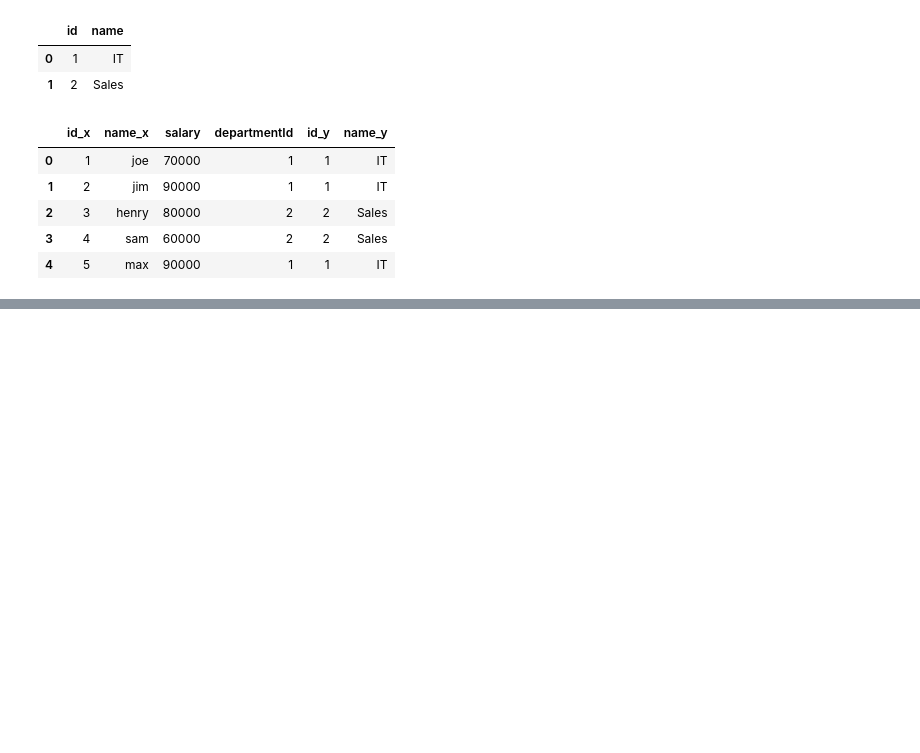
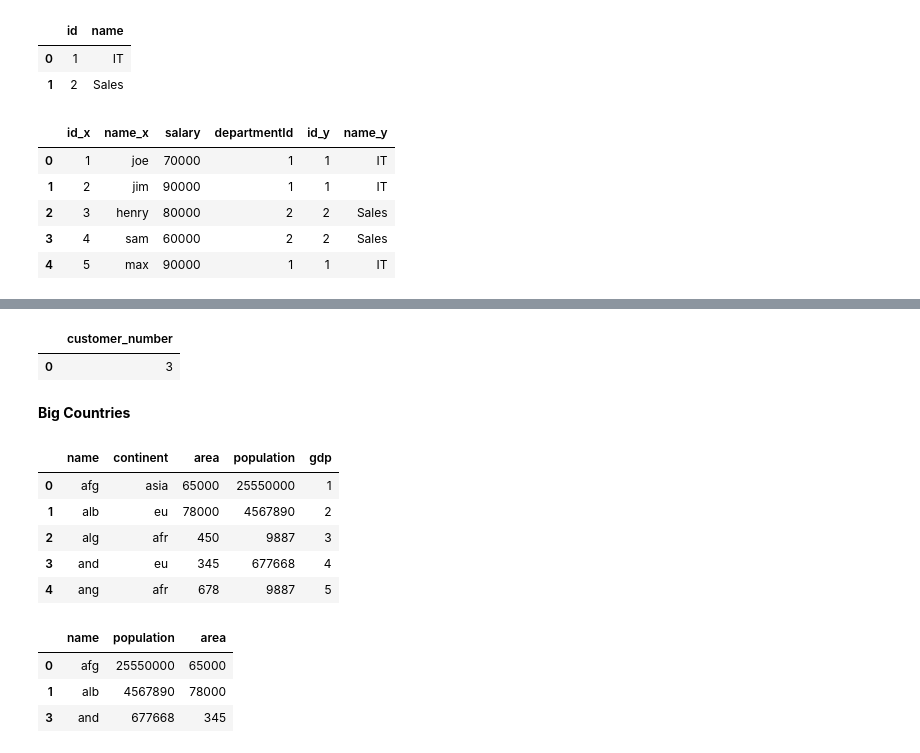
Before and after one commit to omprakashselvaraj/Pandas-Exercise, a Jupyter notebook: Pandas_Exercise.ipynb, the cells around one changed output, grey strips where cells are left out. Saved outputs shown, nothing was run; the diff lists cells and outputs as text; code cells hidden in the pictures; blank space fills up the shorter version.

```diff
--- a/Pandas_Exercise.ipynb
+++ b/Pandas_Exercise.ipynb
@@ -180,0 +238,36 @@ data.groupby('name_y').agg({'salary':['max']}).rename_axis()
+# %%
+orders['customer_number'].mode().to_frame()
+# %% [output]
+|  | customer_number |
+| 0 | 3 |
+# %% [markdown]
+**Big Countries**
+# %%
+world = pd.DataFrame([], columns=['name', 'continent', 'area', 'population', 'gdp']).astype({'name':'object', 'continent':'object', 'area':'int64', 'population':'int64', 'gdp':'int64'})
+name = ['afg','alb','alg','and','ang']
+continent = ['asia','eu','afr','eu','afr']
+area = [65000,78000,450,345,678]
+population = [25550000,4567890,9887,677668,9887]
+gdp = [1,2,3,4,5]
+world['name'] = name
+world['continent'] = continent
+world['area'] = area
+world['population'] = population
+world['gdp'] =  gdp
+world
+# %% [output]
+|  | name | continent | area | population | gdp |
+| 0 | afg | asia | 65000 | 25550000 | 1 |
+| 1 | alb | eu | 78000 | 4567890 | 2 |
+| 2 | alg | afr | 450 | 9887 | 3 |
+| 3 | and | eu | 345 | 677668 | 4 |
+| 4 | ang | afr | 678 | 9887 | 5 |
+# %%
+world = world[(world['area'] >= 30000) | (world['population'] >= 250000)]
+world = world[['name','population','area']]
+world
+# %% [output]
+|  | name | population | area |
+| 0 | afg | 25550000 | 65000 |
+| 1 | alb | 4567890 | 78000 |
+| 3 | and | 677668 | 345 |
```
Also changed, not shown: parts of 26 cells of this notebook.
